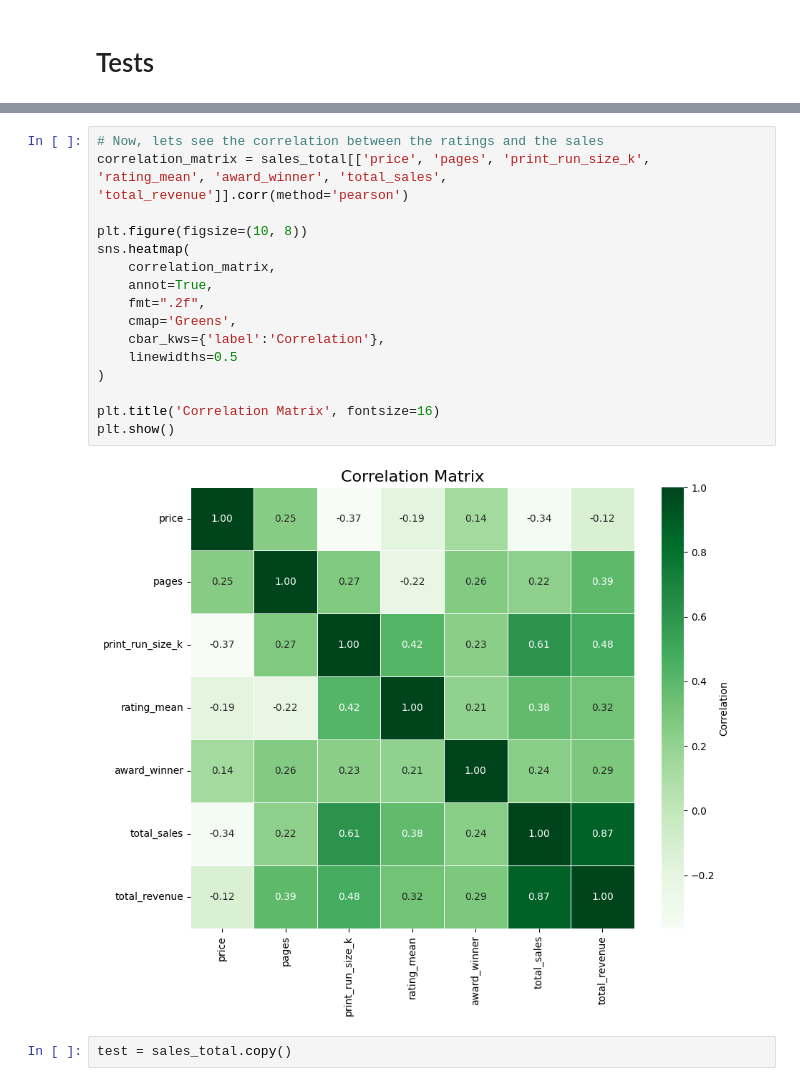
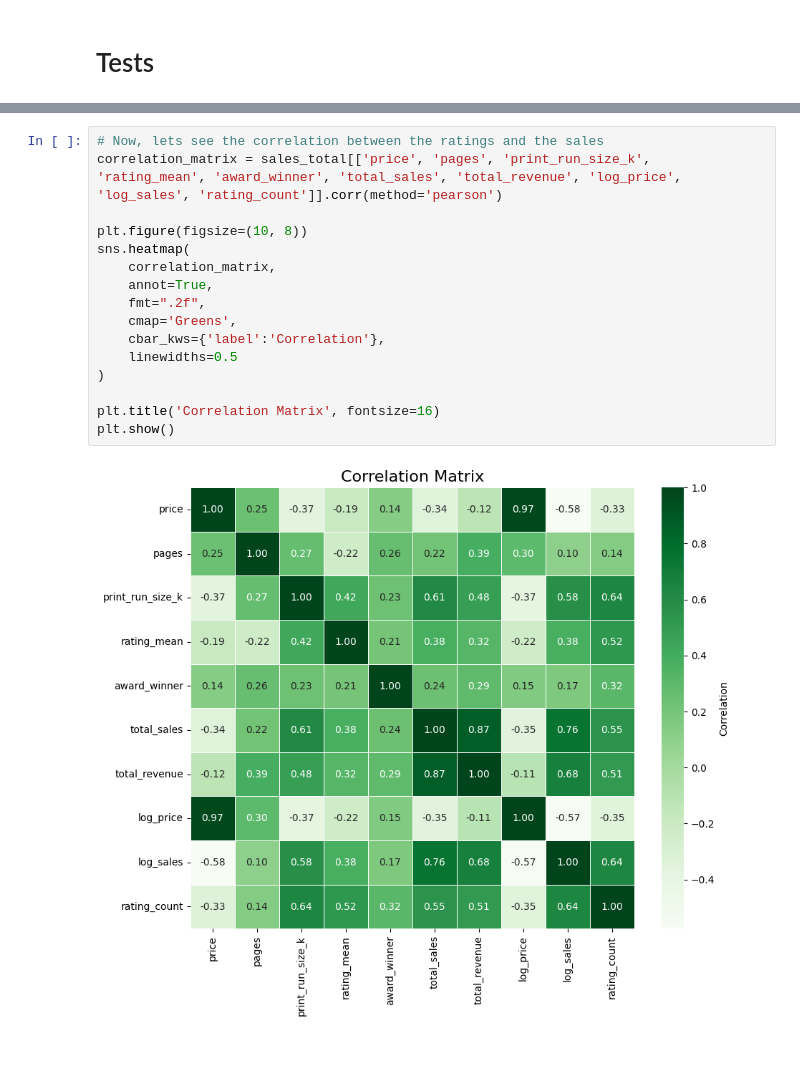
Before and after one commit to jvictorjordao/Projeto-BiblioTech-Insights, a Jupyter notebook: EDA.ipynb, the cells around one changed output, grey strips where cells are left out. Cells and saved outputs as stored; diff of their text form; blank space fills up the shorter version.

```diff
--- a/EDA.ipynb
+++ b/EDA.ipynb
@@ -918,20 +1029,18 @@ sales_total.head(1)
 # %%
 # Now, lets see the correlation between the ratings and the sales
-correlation_matrix = sales_total[['price', 'pages', 'print_run_size_k', 'rating_mean', 'award_winner', 'total_sales', 'total_revenue']].corr(method='pearson')
+correlation_matrix = sales_total[['price', 'pages', 'print_run_size_k', 'rating_mean', 'award_winner', 'total_sales', 'total_revenue', 'log_price', 'log_sales', 'rating_count']].corr(method='pearson')
 
 plt.figure(figsize=(10, 8))
 sns.heatmap(
     correlation_matrix,
     annot=True,
     fmt=".2f",
     cmap='Greens',
     cbar_kws={'label':'Correlation'},
     linewidths=0.5
 )
 
 plt.title('Correlation Matrix', fontsize=16)
 plt.show()
 # %% [output]
-[figure, old version]
+[figure, new version]
-# %%
-test = sales_total.copy()
```
Also changed, not shown: parts of 30 cells of this notebook.
